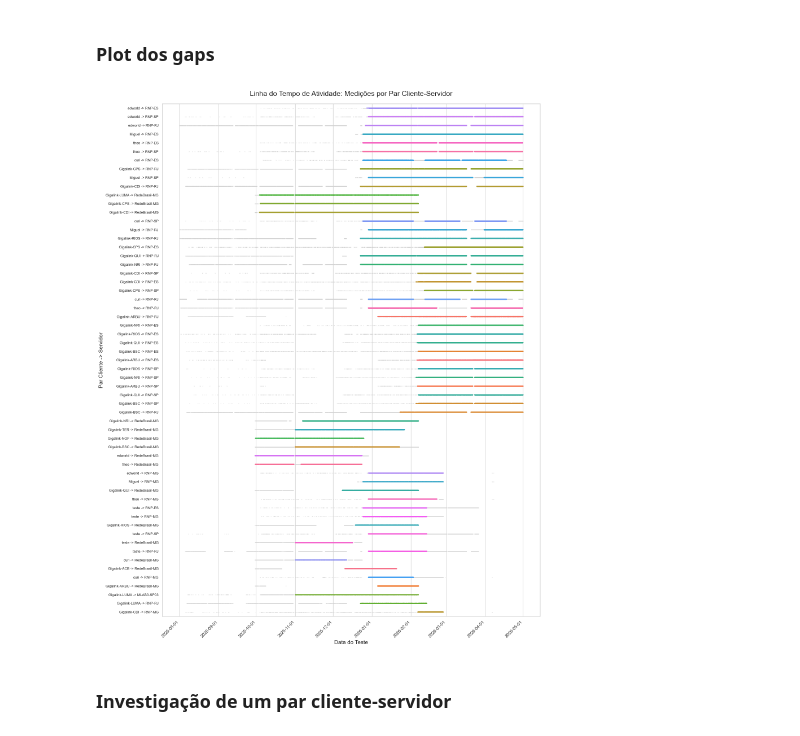
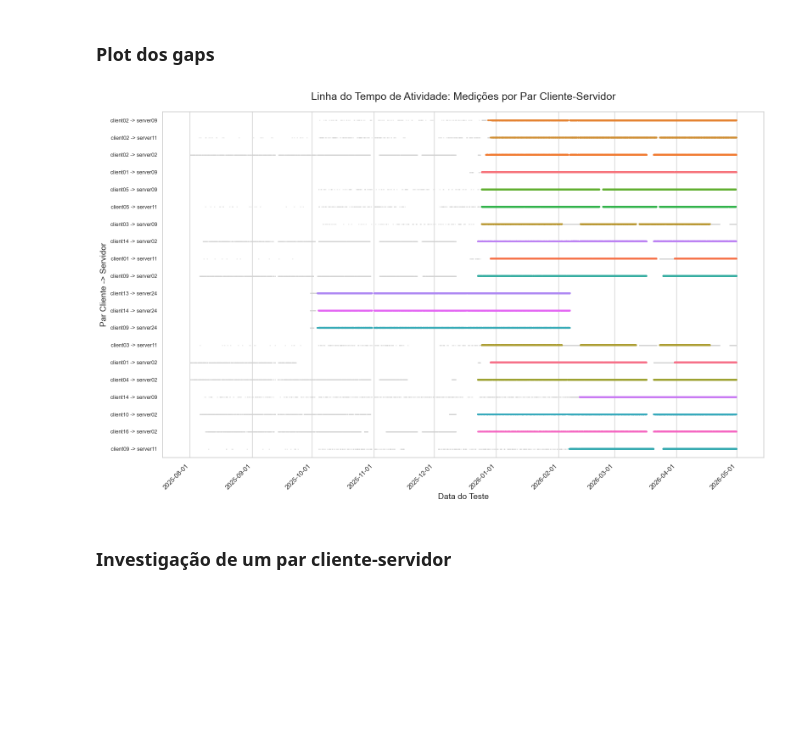
Before and after one commit to lhscaldas/Mestrado, a Jupyter notebook: gap_analysis.ipynb, the cells around one changed output. Drawn from its saved outputs; the diff is of its cells as text; code cells hidden in the pictures; blank space fills up the shorter version.

```diff
--- a/gap_analysis.ipynb
+++ b/gap_analysis.ipynb
@@ -8,7 +8,7 @@ import matplotlib.dates as mdates
 import seaborn as sns
 
 # Carregamento do dataset
-file = 'AGO_ABR_transformed.csv'
+file = 'NDT_transformed.csv'
 file_path = os.path.join("NDT dataset", file)
 df = pd.read_csv(file_path)
 
@@ -115,9 +115,10 @@ Total de pares cliente-servidor distintos: 59
 # %%
 # 1. Cria a lista com os PARES ordenados pelo volume de uso
 ordem_pares = df_clean['client_server_pair'].value_counts().index
+ordem_pares = ordem_pares[:20]
 
 sns.set_theme(style="whitegrid")
-plt.figure(figsize=(16, 20)) # Aumentei a altura para acomodar os pares
+plt.figure(figsize=(16, 10)) # Aumentei a altura para acomodar os pares
 
 # 2. Usando STRIPPLOT por Par
 sns.stripplot(
@@ -131,34 +132,34 @@ sns.stripplot(
     jitter=False,
     zorder=1
 )
 sns.stripplot(
     data=df_clean,
     x='timestamp',
     y='client_server_pair',
     hue='client_server_pair',
     palette="husl",
     size=3,
     alpha=0.8,
     legend=False,
     order=ordem_pares,
     jitter=False,
     zorder=2
 )
 
 plt.title('Linha do Tempo de Atividade: Medições por Par Cliente-Servidor', fontsize=18, pad=20)
 plt.xlabel('Data do Teste', fontsize=14)
 plt.ylabel('Par Cliente -> Servidor', fontsize=14)
 
 # Formatação do eixo X (Tempo)
 plt.gca().xaxis.set_major_formatter(mdates.DateFormatter('%Y-%m-%d'))
 plt.gca().xaxis.set_major_locator(mdates.AutoDateLocator())
 plt.xticks(rotation=45, ha='right', fontsize=11)
 plt.yticks(fontsize=9) # Fonte menor para os nomes dos pares
 
 plt.tight_layout()
 plt.show()
 # %% [output]
-[figure, old version]
+[figure, new version]
 # %% [markdown]
 ### Investigação de um par cliente-servidor
 # %%
```
Also changed, not shown: parts of 2 cells of this notebook, 11 other files.
